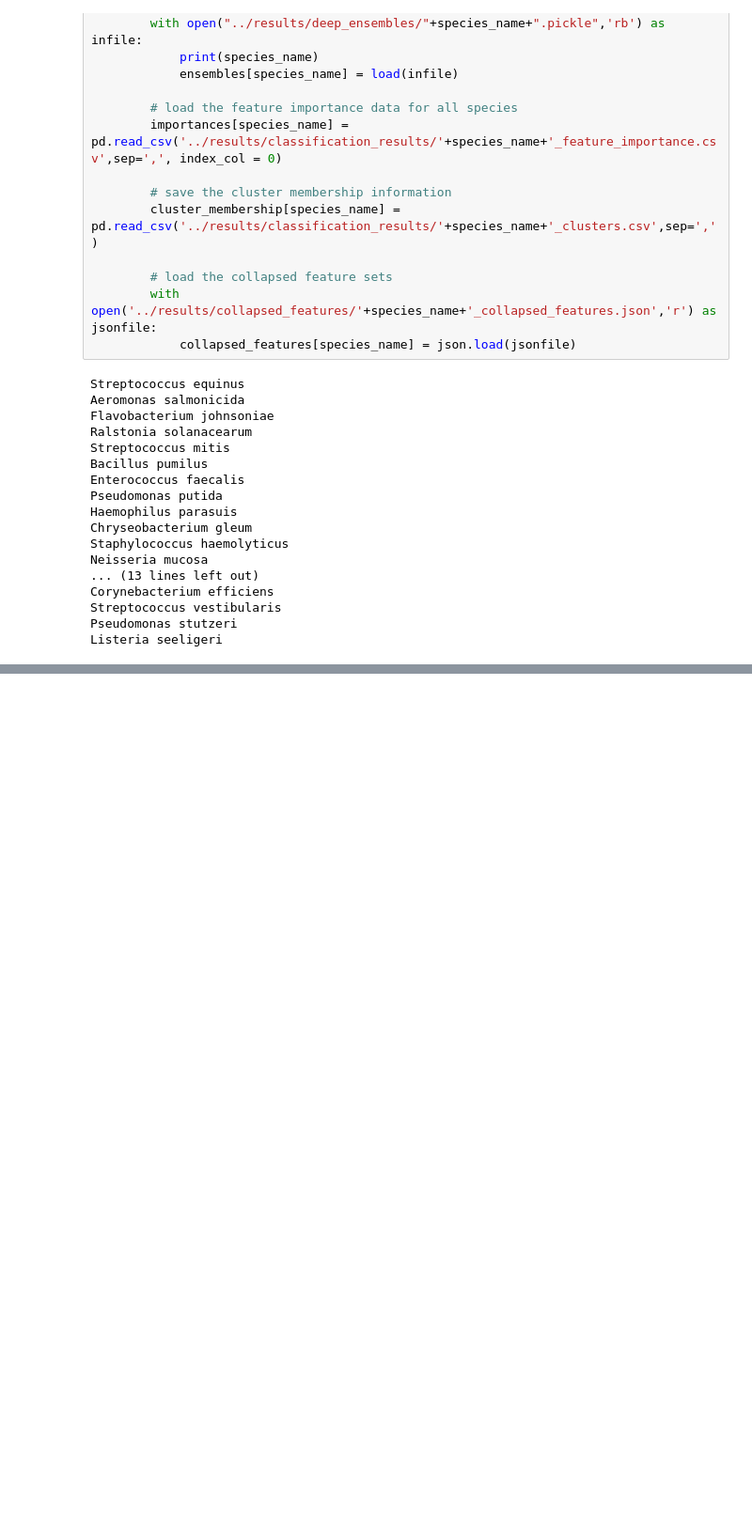
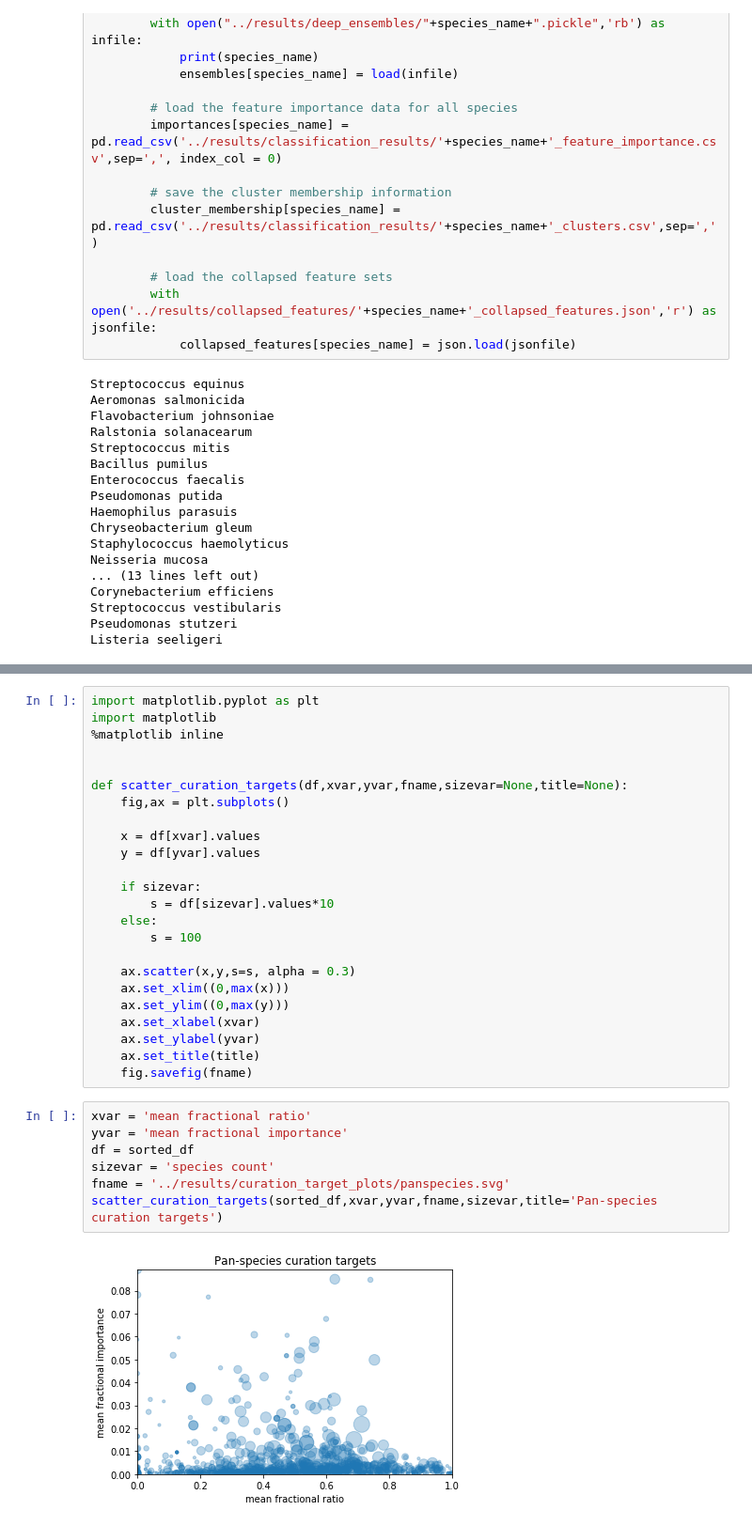
Before and after one commit to gregmedlock/ssl_ensembles, a Jupyter notebook: bin/curation_targets.ipynb, the cells around one changed output, grey strips where cells are left out. Shown at 94% size. Cells and saved outputs as stored; diff of their text form; blank space fills up the shorter version.

```diff
--- a/bin/curation_targets.ipynb
+++ b/bin/curation_targets.ipynb
@@ -109,0 +193,33 @@ sorted_df
+# %%
+import matplotlib.pyplot as plt
+import matplotlib
+%matplotlib inline
+
+
+def scatter_curation_targets(df,xvar,yvar,fname,sizevar=None,title=None):
+    fig,ax = plt.subplots()
+
+    x = df[xvar].values
+    y = df[yvar].values
+
+    if sizevar:
+        s = df[sizevar].values*10
+    else:
+        s = 100
+
+    ax.scatter(x,y,s=s, alpha = 0.3)
+    ax.set_xlim((0,max(x)))
+    ax.set_ylim((0,max(y)))
+    ax.set_xlabel(xvar)
+    ax.set_ylabel(yvar)
+    ax.set_title(title)
+    fig.savefig(fname)
+# %%
+xvar = 'mean fractional ratio'
+yvar = 'mean fractional importance'
+df = sorted_df
+sizevar = 'species count'
+fname = '../results/curation_target_plots/panspecies.svg'
+scatter_curation_targets(sorted_df,xvar,yvar,fname,sizevar,title='Pan-species curation targets')
+# %% [output]
+[figure, added]
```
Also changed, not shown: parts of 6 cells of this notebook, 31 other files.
